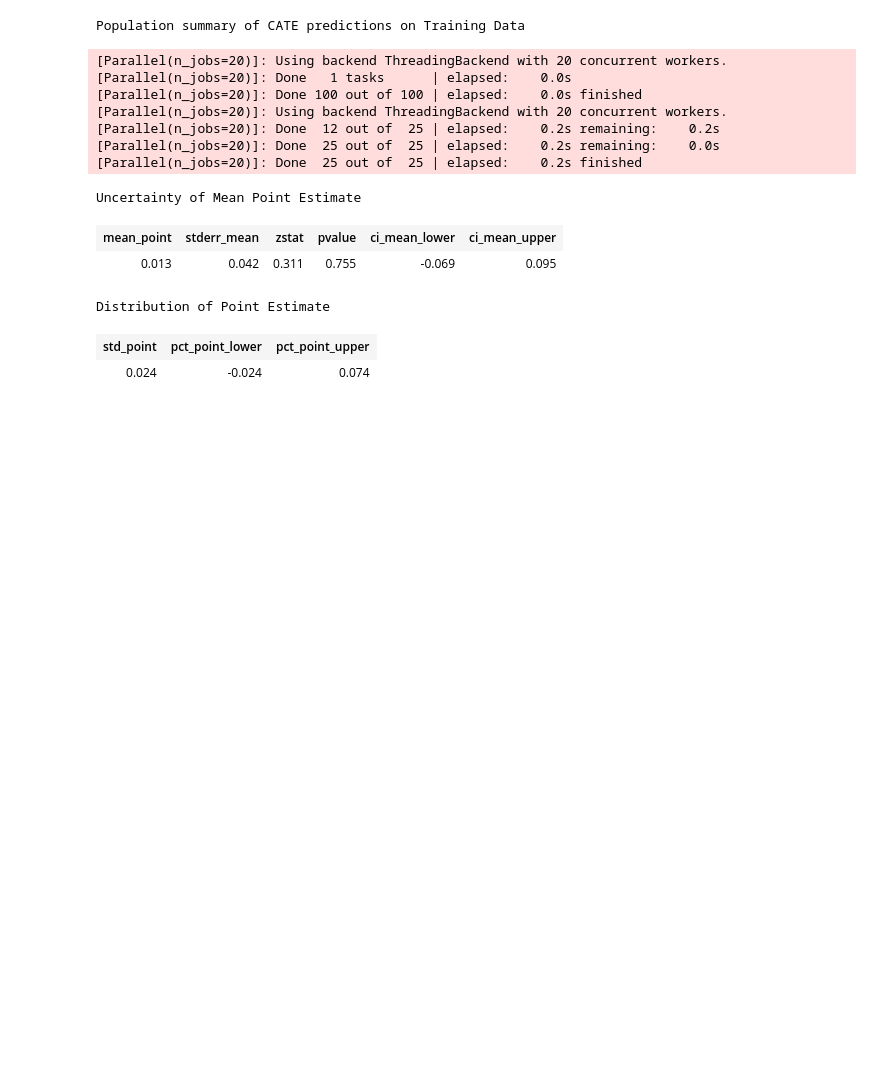
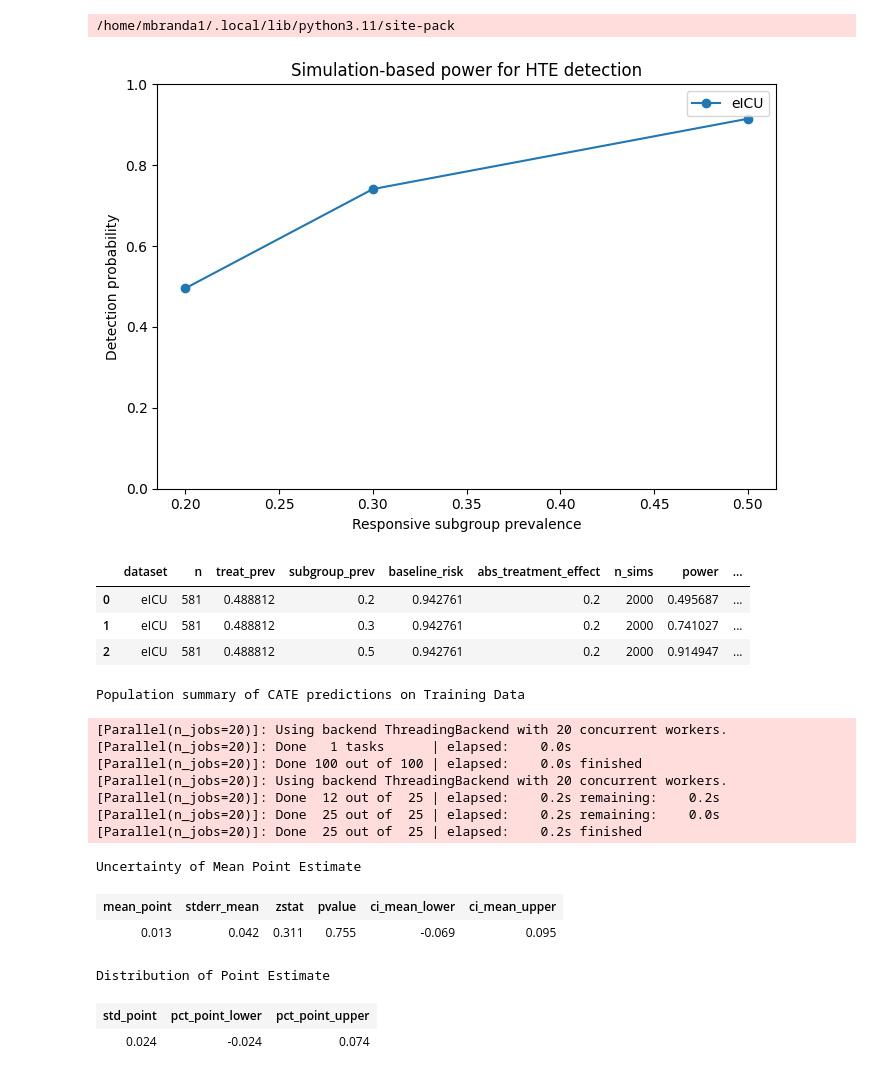
Before and after one commit to michelraskin/ttmhte, a Jupyter notebook: hyperion/hyperionAnalysisDML.ipynb, the cells around one changed output. Saved outputs shown, nothing was run; the diff lists cells and outputs as text; code cells hidden in the pictures; blank space fills up the shorter version.

```diff
--- a/hyperion/hyperionAnalysisDML.ipynb
+++ b/hyperion/hyperionAnalysisDML.ipynb
@@ -130,3 +291,61 @@ Feature importances [8.28040748e-03 8.81268151e-03 1.20671810e-02 2.41927165e-02
+# %%
+results = []
+
+for ds, spec in dataset_specs.items():
+    for subgroup_prev in [0.20, 0.30, 0.50]:
+        out = estimate_power_for_scenario(
+            n=spec["n"],
+            treat_prev=spec["treat_prev"],
+            subgroup_prev=subgroup_prev,
+            baseline_risk=spec["baseline_risk"],
+            abs_treatment_effect=0.20,
+            n_sims=2000,
+            alpha=0.05,
+            seed=42
+        )
+        out["dataset"] = ds
+        results.append(out)
+
+power_table = pd.DataFrame(results)
+power_table = power_table[[
+    "dataset", "n", "treat_prev", "subgroup_prev",
+    "baseline_risk", "abs_treatment_effect",
+    "n_sims", "power", "n_failed_fits"
+]]
+power_table
+import matplotlib.pyplot as plt
+
+def plot_power_curves(power_table):
+    fig, ax = plt.subplots(figsize=(7, 5))
+
+    for ds, subdf in power_table.groupby("dataset"):
+        subdf = subdf.sort_values("subgroup_prev")
+        ax.plot(
+            subdf["subgroup_prev"],
+            subdf["power"],
+            marker="o",
+            label=ds
+        )
+
+    ax.set_xlabel("Responsive subgroup prevalence")
+    ax.set_ylabel("Detection probability")
+    ax.set_title("Simulation-based power for HTE detection")
+    ax.set_ylim(0, 1)
+    ax.legend()
+    plt.tight_layout()
+    plt.show()
+
+plot_power_curves(power_table)
+# %% [output]
+/home/mbranda1/.local/lib/python3.11/site-pack
+[figure, added]
+# %%
+power_table
+# %% [output]
+|  | dataset | n | treat_prev | subgroup_prev | baseline_risk | abs_treatment_effect | n_sims | power | ... |
+| 0 | eICU | 581 | 0.488812 | 0.2 | 0.942761 | 0.2 | 2000 | 0.495687 | ... |
+| 1 | eICU | 581 | 0.488812 | 0.3 | 0.942761 | 0.2 | 2000 | 0.741027 | ... |
+| 2 | eICU | 581 | 0.488812 | 0.5 | 0.942761 | 0.2 | 2000 | 0.914947 | ... |
 # %%
 causal_forest.summary()
 # %% [output]
```
Also changed, not shown: parts of 4 cells of this notebook, 5 other files.
